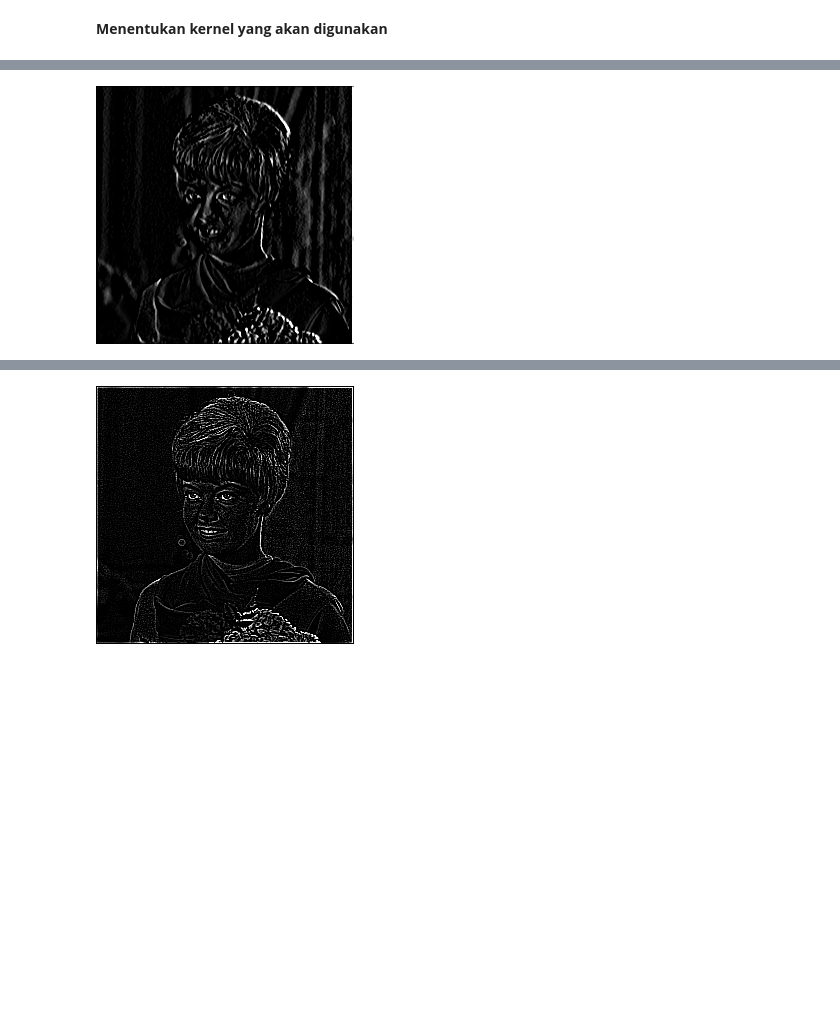
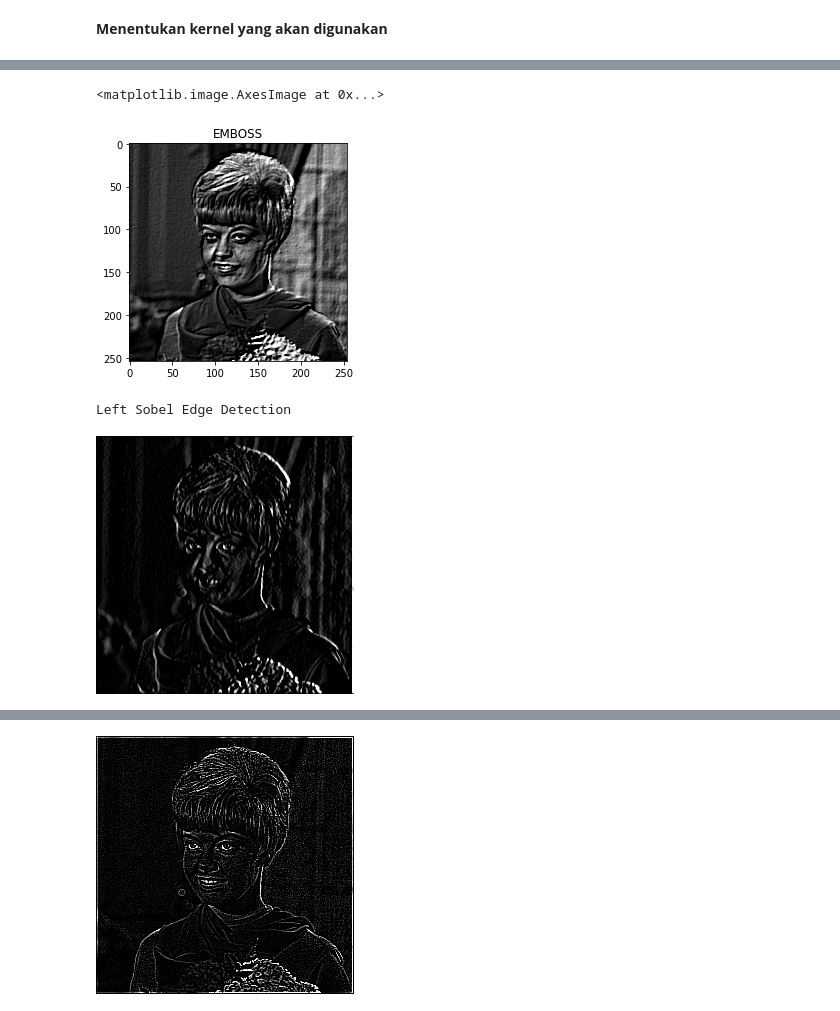
Before and after one commit to SitiZumarohdf/PCVK_Genap_2023, a Jupyter notebook: Week_7.ipynb, the cells around one changed output, grey strips where cells are left out. Drawn from its saved outputs; the diff is of its cells as text; code cells hidden in the pictures; blank space fills up the shorter version.

```diff
--- a/Week_7.ipynb
+++ b/Week_7.ipynb
@@ -90,10 +109,25 @@ cv2_imshow(convolution2d(img_gray, kernel_embos, 1, 2))
 [figure]
+# %%
+# IMAGE EMBOSS
+kernel_embos = np.array([[-2, -1, 0],
+                          [-1, 1, 1],
+                           [0, 1, 2]])
+img_kernel_emboss = img_gray.copy()
+img_kernel_emboss= convolution2d(img_gray,kernel_embos,1,0)
+
+plt.title("EMBOSS")
+plt.imshow(img_kernel_emboss, cmap='gray',vmin=0, vmax=255)
+# %% [output]
+<matplotlib.image.AxesImage at 0x...>
+[figure, added]
 # %%
 # Left Sobel Edge Detection
 
 kernel_sobel = np.array([[1, 0, -1],
                            [2, 0, -2],
                            [1, 0, -1]])
+print('Left Sobel Edge Detection')
 cv2_imshow(convolution2d(img_gray, kernel_sobel, 1, 2))
 # %% [output]
+Left Sobel Edge Detection
 [figure]
```
Also changed, not shown: parts of 8 cells of this notebook.
